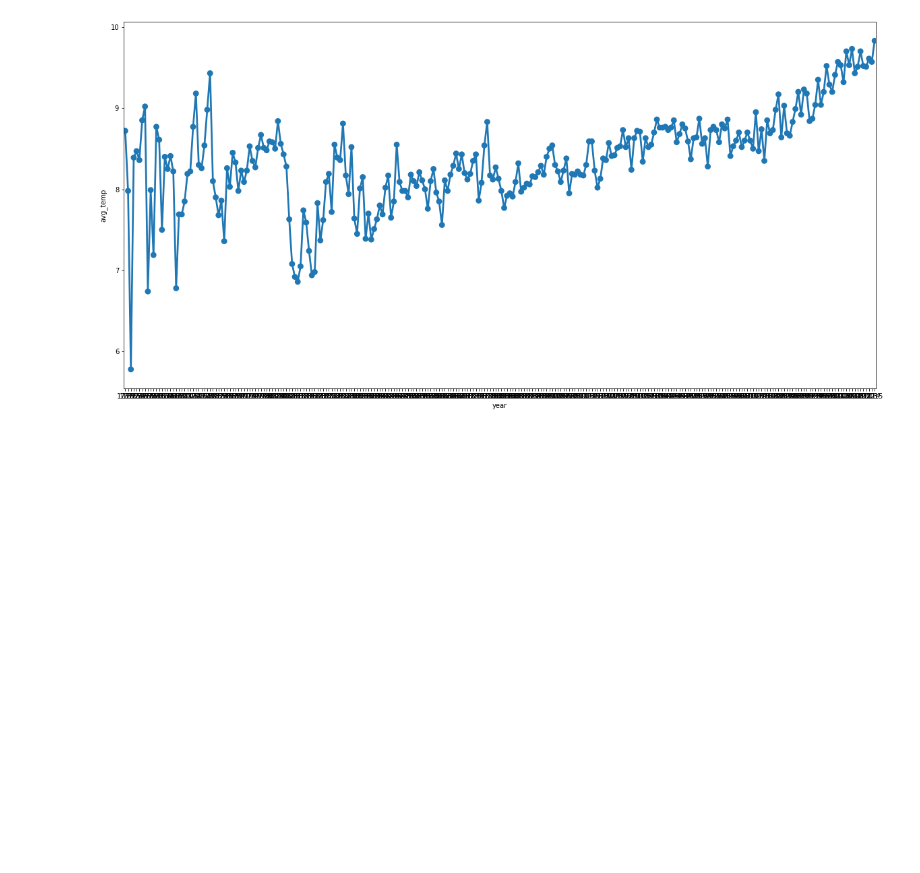
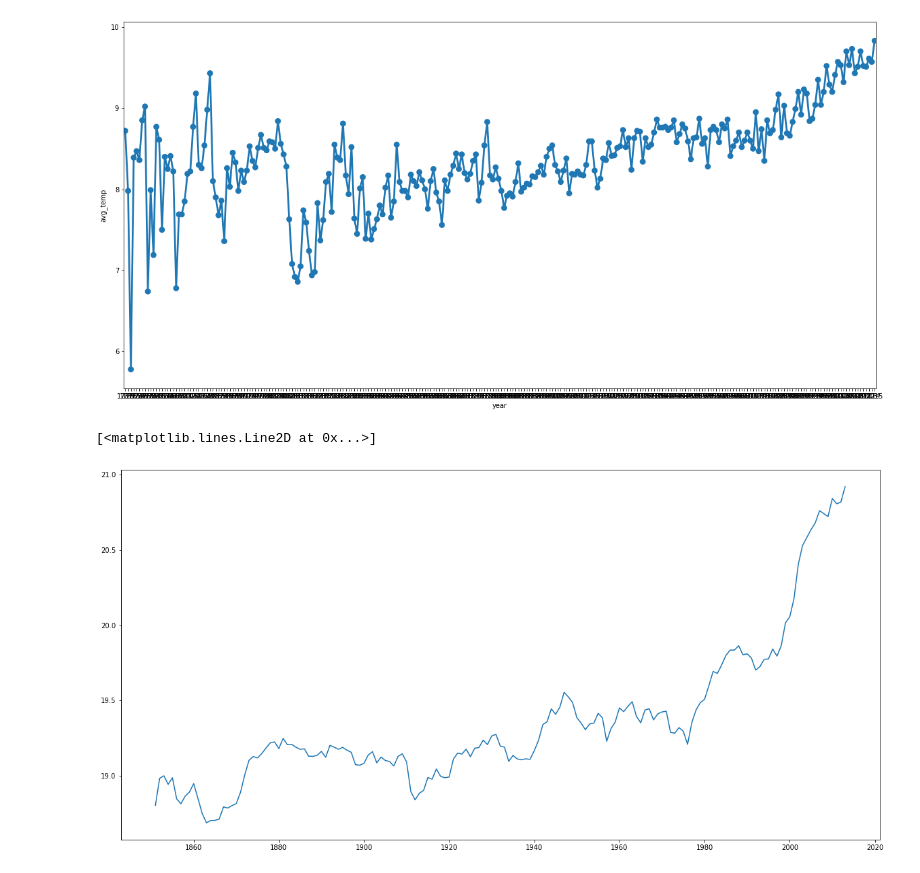
Before and after one commit to mzhoolideh/data_science_pract, a Jupyter notebook: weather_trend/explore_weather_trends.ipynb, the cells around one changed output. Cells and saved outputs as stored; diff of their text form; code cells hidden in the pictures; blank space fills up the shorter version.

```diff
--- a/weather_trend/explore_weather_trends.ipynb
+++ b/weather_trend/explore_weather_trends.ipynb
@@ -85,3 +81,14 @@ sns.pointplot(x='year', y='avg_temp', data=global_data_df)
 # %% [output]
 <matplotlib.axes._subplots.AxesSubplot at 0x...>
 [figure]
+# %%
+window_size = 10
+mv_avg = my_city.avg_temp.rolling(window_size).mean()
+mv_avg_list = mv_avg.to_list() # Masking is for removing NaNs
+mv_avg_no_nan = mv_avg_list[window_size-1:]
+# %%
+plt.figure(figsize=(20,10),)
+plt.plot(my_city.year[window_size-1:], mv_avg_no_nan)
+# %% [output]
+[<matplotlib.lines.Line2D at 0x...>]
+[figure, added]
```
Also changed, not shown: parts of 6 cells of this notebook.
